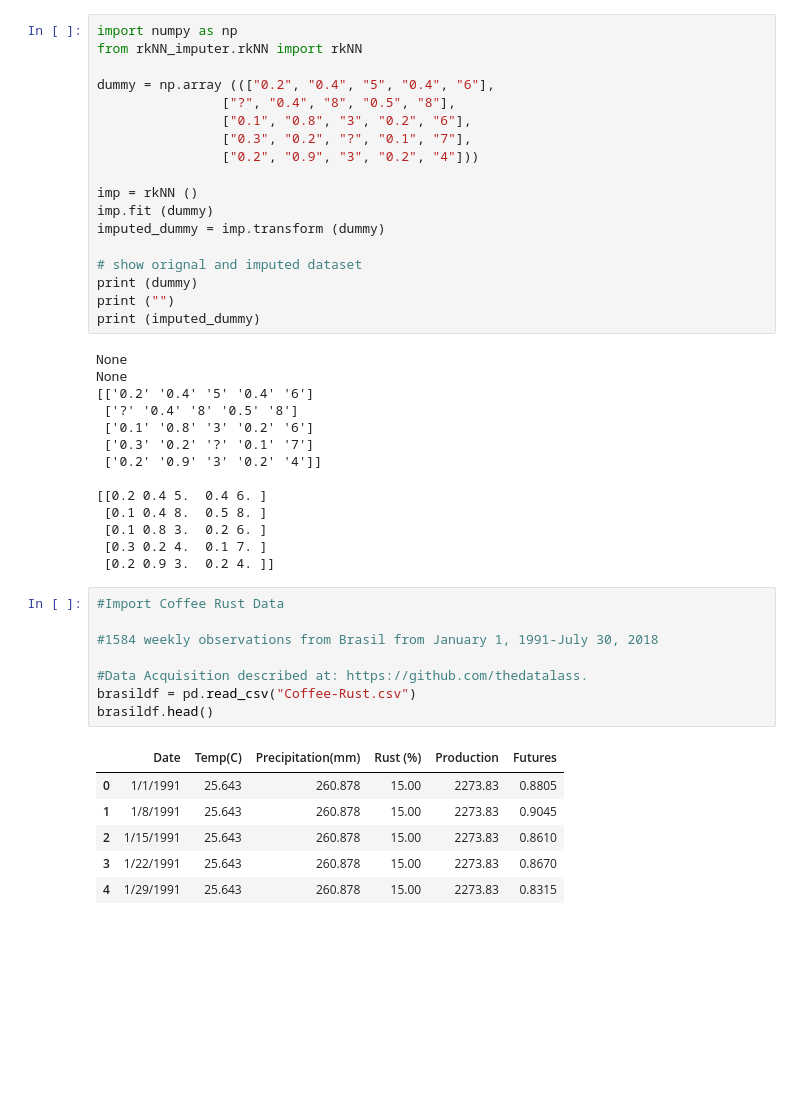
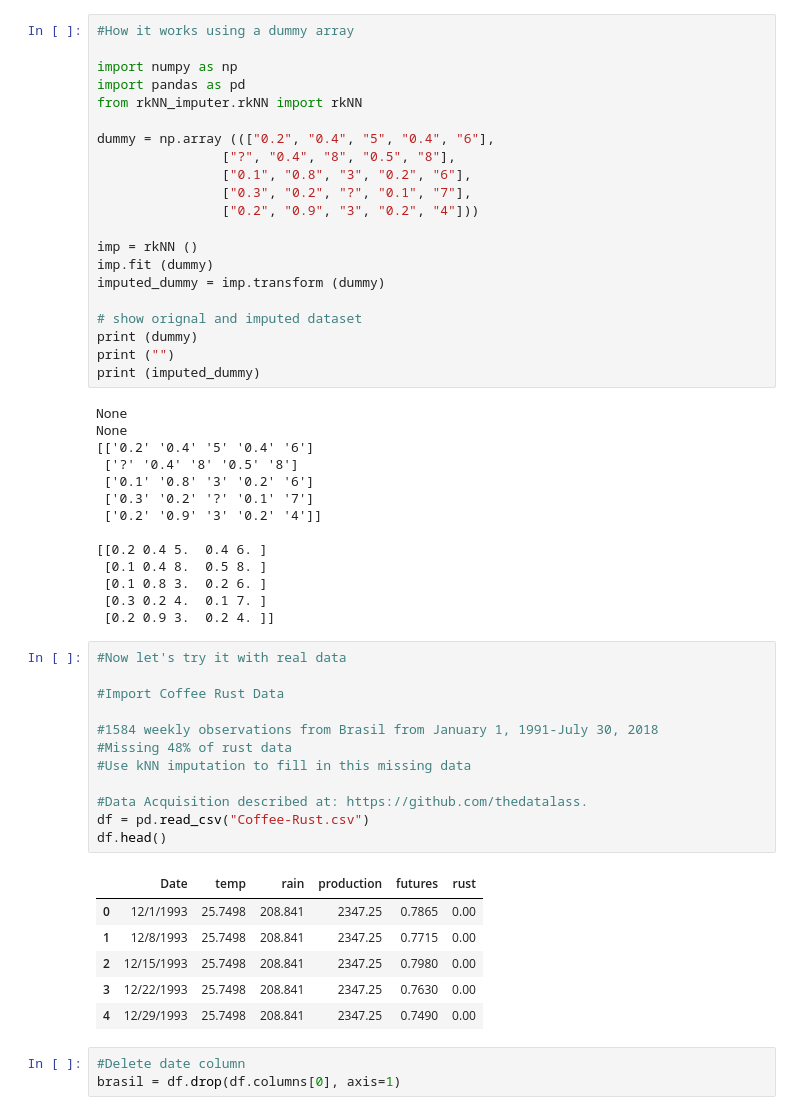
Before and after one commit to thedatalass/CoffeeRust, a Jupyter notebook: kNN_Imputer.ipynb, the cells around one changed output. Cells and saved outputs as stored; diff of their text form; blank space fills up the shorter version.

Commit message:
Add files via upload
Predicting Rust amounts with Neural Networks (last updated 20 Nov 2018)

```diff
--- a/kNN_Imputer.ipynb
+++ b/kNN_Imputer.ipynb
@@ -131,5 +14,8 @@ class Imputer:
 # %%
+#How it works using a dummy array
+
 import numpy as np
+import pandas as pd
 from rkNN_imputer.rkNN import rkNN
 
 dummy = np.array ((["0.2", "0.4", "5", "0.4", "6"],
@@ -161,19 +47,26 @@ None
  [0.3 0.2 4.  0.1 7. ]
  [0.2 0.9 3.  0.2 4. ]]
 # %%
+#Now let's try it with real data
+
 #Import Coffee Rust Data
 
 #1584 weekly observations from Brasil from January 1, 1991-July 30, 2018
+#Missing 48% of rust data
+#Use kNN imputation to fill in this missing data
 
 #Data Acquisition described at: https://github.com/thedatalass.
-brasildf = pd.read_csv("Coffee-Rust.csv")
-brasildf.head()
+df = pd.read_csv("Coffee-Rust.csv")
+df.head()
 # %% [output]
-|  | Date | Temp(C) | Precipitation(mm) | Rust (%) | Production | Futures |
-| 0 | 1/1/1991 | 25.643 | 260.878 | 15.00 | 2273.83 | 0.8805 |
-| 1 | 1/8/1991 | 25.643 | 260.878 | 15.00 | 2273.83 | 0.9045 |
-| 2 | 1/15/1991 | 25.643 | 260.878 | 15.00 | 2273.83 | 0.8610 |
-| 3 | 1/22/1991 | 25.643 | 260.878 | 15.00 | 2273.83 | 0.8670 |
-| 4 | 1/29/1991 | 25.643 | 260.878 | 15.00 | 2273.83 | 0.8315 |
+|  | Date | temp | rain | production | futures | rust |
+| 0 | 12/1/1993 | 25.7498 | 208.841 | 2347.25 | 0.7865 | 0.00 |
+| 1 | 12/8/1993 | 25.7498 | 208.841 | 2347.25 | 0.7715 | 0.00 |
+| 2 | 12/15/1993 | 25.7498 | 208.841 | 2347.25 | 0.7980 | 0.00 |
+| 3 | 12/22/1993 | 25.7498 | 208.841 | 2347.25 | 0.7630 | 0.00 |
+| 4 | 12/29/1993 | 25.7498 | 208.841 | 2347.25 | 0.7490 | 0.00 |
+# %%
+#Delete date column
+brasil = df.drop(df.columns[0], axis=1)
 # %%
 #Convert pandas dataframe as numpy array
```
Also changed, not shown: parts of 33 cells of this notebook.
